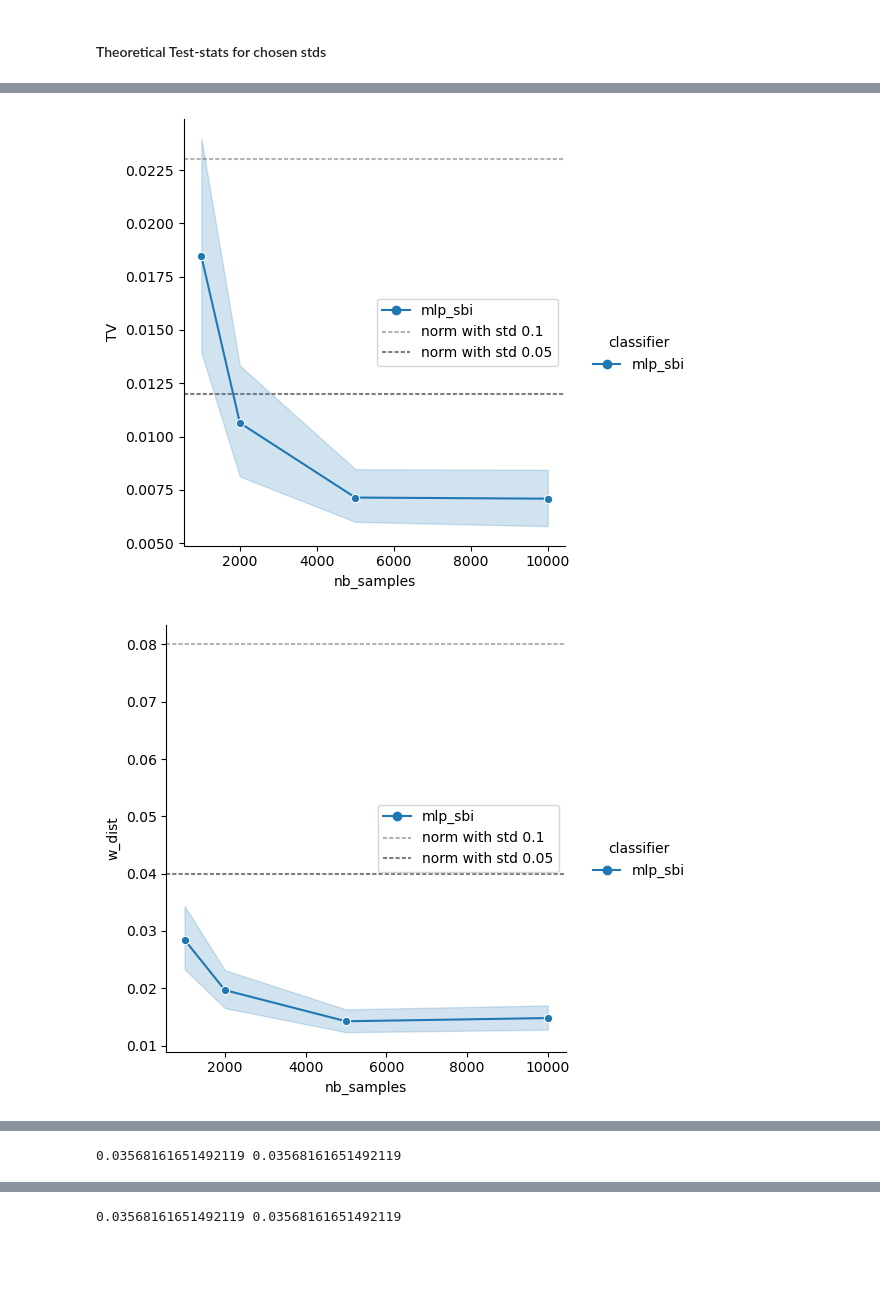
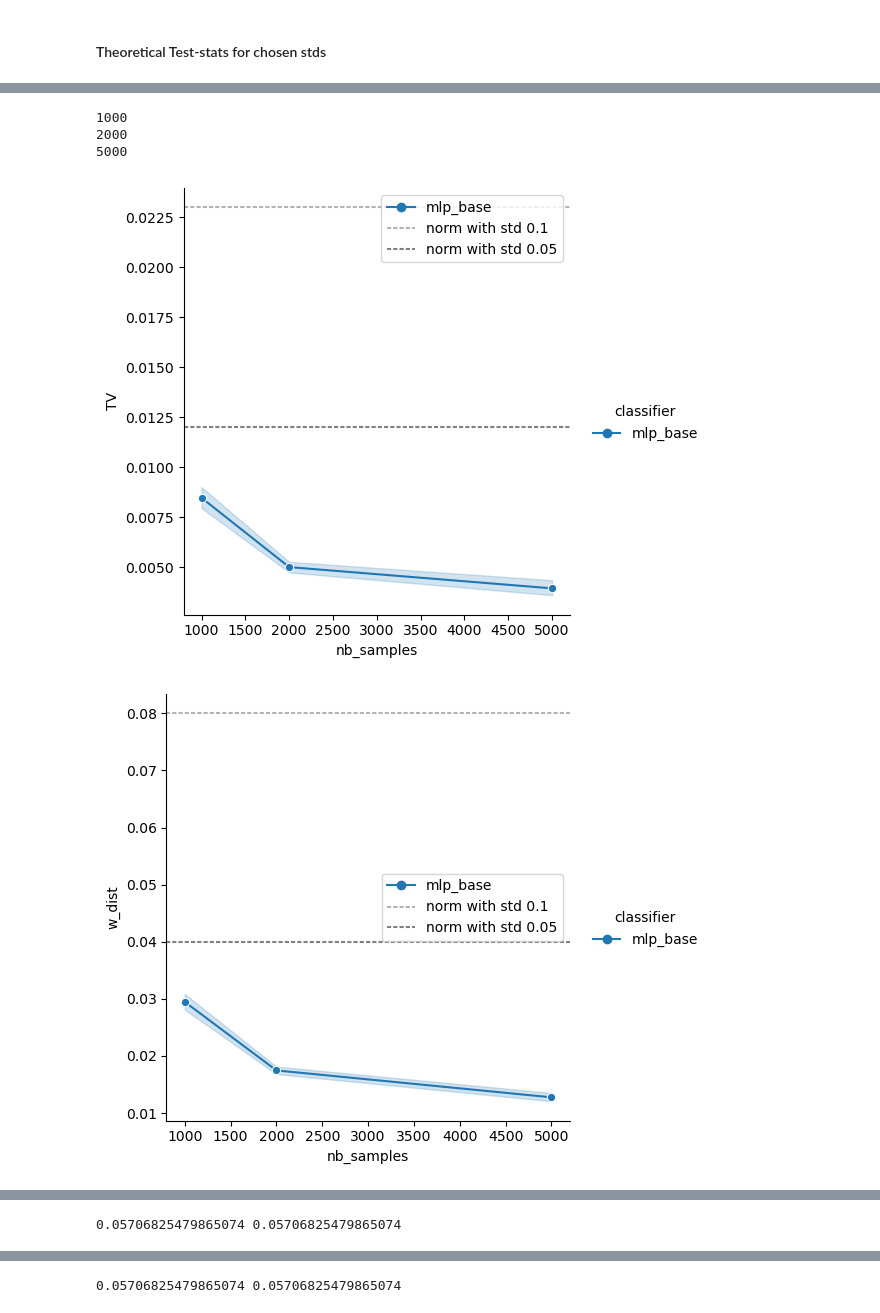
Before and after one commit to JuliaLinhart/valDiags_flows, a Jupyter notebook: notebooks/Local_C2ST_example_1D_lampe.ipynb, the cells around one changed output, grey strips where cells are left out. Saved outputs shown, nothing was run; the diff lists cells and outputs as text; code cells hidden in the pictures; blank space fills up the shorter version.

```diff
--- a/notebooks/Local_C2ST_example_1D_lampe.ipynb
+++ b/notebooks/Local_C2ST_example_1D_lampe.ipynb
@@ -412,8 +451,8 @@ plt.show()
 # %%
 from diagnostics.localC2ST import test_lc2st
 
-P_eval = maf_good.flow(x_0[0]).base.sample((len(x_test),))
-null_dist = maf_good.flow(x_0[0]).base
+P_eval = npe_good.flow(x_0[0]).base.sample((len(x_test),))
+null_dist = npe_good.flow(x_0[0]).base
 metrics = ["mean", "w_dist", "TV"]
 
 # ndim = 3  # clf_feature dim = (theta_dim + x_dim)
@@ -425,7 +464,7 @@ metrics = ["mean", "w_dist", "TV"]
 #     "early_stopping": True,
 #     "n_iter_no_change": 50,
 # }
-clf_kwargs = {}
+clf_kwargs={"alpha": 0, "max_iter": 25000}
 
 p_values_good, test_stats_good, probas_good_ens, probas_null, t_stats_null = test_lc2st(
     base_dist_samples,
@@ -719,7 +758,7 @@ clf_classes = {
     "qda": QuadraticDiscriminantAnalysis,
 }
 clf_kwargs_dict = {
-    "mlp_base": {},
+    "mlp_base": {"alpha": 0, "max_iter": 25000},
     "mlp_sbi": {
         "activation": "relu",
         "hidden_layer_sizes": (10 * ndim, 10 * ndim),
@@ -894,54 +887,62 @@ def eval_null_lc2st(x_samples, null_dist, classifier, test_stats = ['mean'], n=1
 # %%
-N_LIST = [1000, 2000, 5000, 10000]
+N_LIST = [1000, 2000, 5000]#, 10000]
 
 data_gen = ConditionalGaussian1d()
 x_samples = {}
 for n in N_LIST:
     x_samples[n], _ = data_gen.get_joint_data(n=n)
 
-null_dist = maf_good.flow(x_cal[0]).base
+null_dist = npe_good.flow(x_cal[0]).base
 
-ndim = 3  # clf_feature dim = (theta_dim + x_dim)
-clf_kwargs = {
-    "activation": "relu",
-    "hidden_layer_sizes": (10 * ndim, 10 * ndim),
-    "max_iter": 1000,
-    "solver": "adam",
-    "early_stopping": True,
-    "n_iter_no_change": 50,
-}
+# ndim = 3  # clf_feature dim = (theta_dim + x_dim)
+# clf_kwargs = {
+#     "activation": "relu",
+#     "hidden_layer_sizes": (10 * ndim, 10 * ndim),
+#     "max_iter": 1000,
+#     "solver": "adam",
+#     "early_stopping": True,
+#     "n_iter_no_change": 50,
+# }
+clf_kwargs = {"alpha": 0, "max_iter": 25000}
 
 from sklearn.neural_network import MLPClassifier
 classifier = MLPClassifier(**clf_kwargs)
 # %%
+from diagnostics.localC2ST import eval_null_lc2st
+
 dfs = []
 for n in N_LIST:
-    dfs.append(eval_null_lc2st(x_samples, null_dist, classifier, test_stats = ['mean', 'w_dist', 'TV'], n=n, n_folds=50))
+    print(n)
+    dfs.append(eval_null_lc2st(x_samples, null_dist, classifier, test_stats = ['w_dist', 'TV'], n=n, n_folds=50))
+# %% [output]
+1000
+2000
+5000
 # %%
 import seaborn as sns
 
 df = pd.concat(dfs, ignore_index=True)
 for T, y1, y2 in zip(['TV', 'w_dist'], [0.023,0.08], [0.012, 0.04]):
     g = sns.relplot(
             data=df, x="nb_samples", y=T,
             hue="classifier", style="classifier", kind="line", markers='o'
         )
     g.map(plt.axhline, y=y1, color=".7", dashes=(2, 1), zorder=0, label='norm with std 0.1')
     g.map(plt.axhline, y=y2, color=".5", dashes=(2, 1), zorder=0, label='norm with std 0.05')
     plt.legend()
     plt.show()
 
 
 for T, y1, y2 in zip(['TV', 'w_dist'], [0.023,0.08], [0.012, 0.04]):
     g = sns.relplot(
-            data=df, x="probas_std", y=T,
+            data=df, x="std", y=T,
             hue="nb_samples", style="nb_samples", kind="scatter",
         )
     g.map(plt.axhline, y=y1, color=".7", dashes=(2, 1), zorder=0, label='norm with std 0.1')
     g.map(plt.axhline, y=y2, color=".5", dashes=(2, 1), zorder=0, label='norm with std 0.05')
     plt.legend()
     plt.show()
-    print(df[df[T]<=y1]['probas_std'].max(), df[df[T]<=y2]['probas_std'].max())
+    print(df[df[T]<=y1]['std'].max(), df[df[T]<=y2]['std'].max())
 # %% [output]
-[figure, old version]
+[figure, new version]
-[figure, old version]
+[figure, new version]
@@ -949 +950 @@ for T, y1, y2 in zip(['TV', 'w_dist'], [0.023,0.08], [0.012, 0.04]):
-0.03568161651492119 0.03568161651492119
+0.05706825479865074 0.05706825479865074
@@ -951 +952 @@ for T, y1, y2 in zip(['TV', 'w_dist'], [0.023,0.08], [0.012, 0.04]):
-0.03568161651492119 0.03568161651492119
+0.05706825479865074 0.05706825479865074
```
Also changed, not shown: parts of 32 cells of this notebook, 1 other file.
